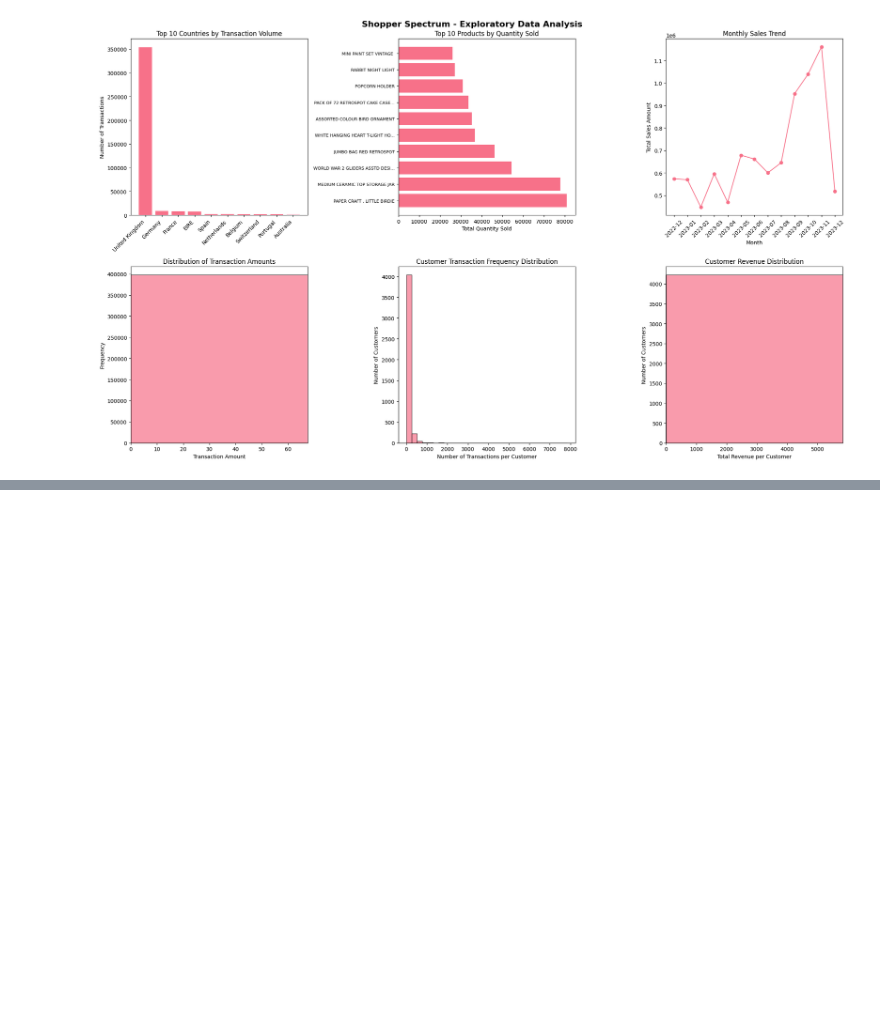
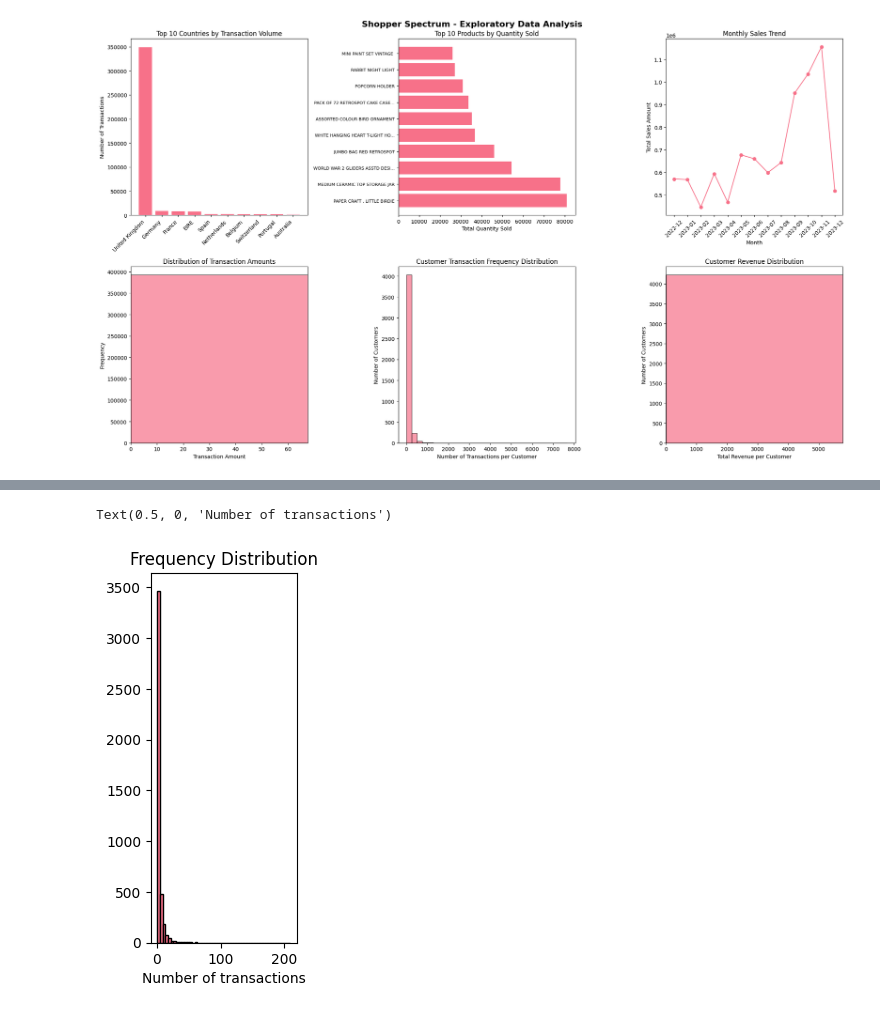
Before and after one commit to VasanthPrakasam/Project_3-Shopper_Spectrum_Segementation_and_recommendation, a Jupyter notebook: data_exploration.ipynb, the cells around one changed output, grey strips where cells are left out. Saved outputs shown, nothing was run; the diff lists cells and outputs as text; code cells hidden in the pictures; blank space fills up the shorter version.

```diff
--- a/data_exploration.ipynb
+++ b/data_exploration.ipynb
@@ -268,0 +434,8 @@ Total revenue: $8,911,407.90
+# %%
+plt.subplot(1, 3, 2)
+plt.hist(rfm_final['Frequency'], bins=50, edgecolor='black')
+plt.title('Frequency Distribution')
+plt.xlabel('Number of transactions')
+# %% [output]
+Text(0.5, 0, 'Number of transactions')
+[figure, added]
```
Also changed, not shown: parts of 44 cells of this notebook, 4 other files.
